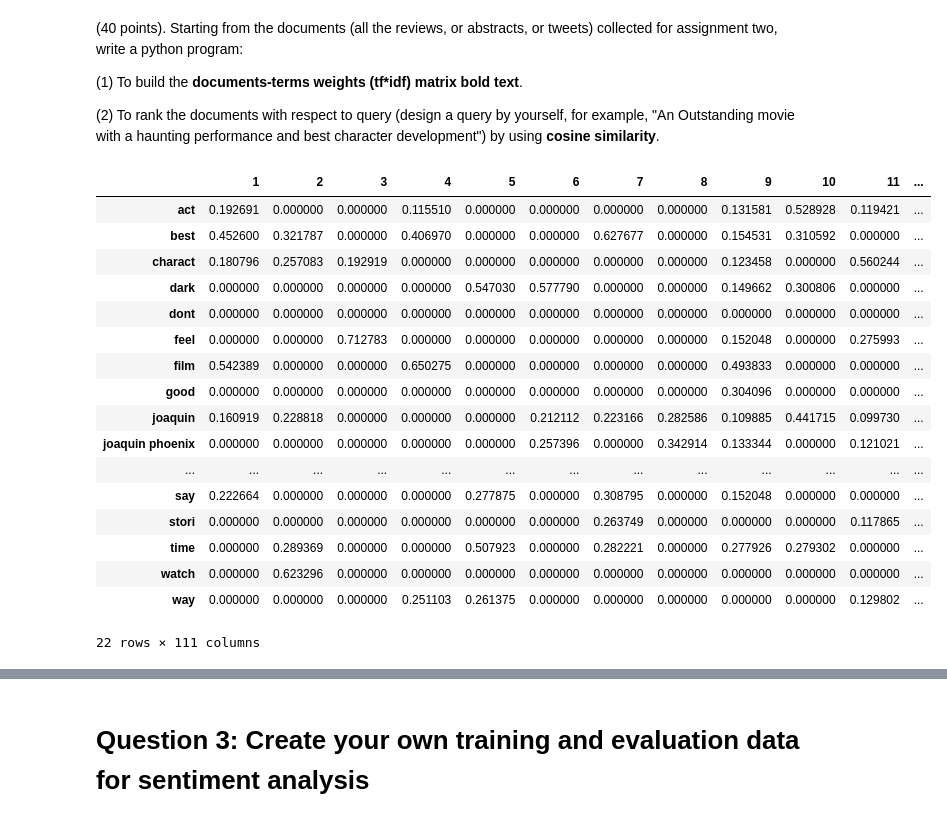
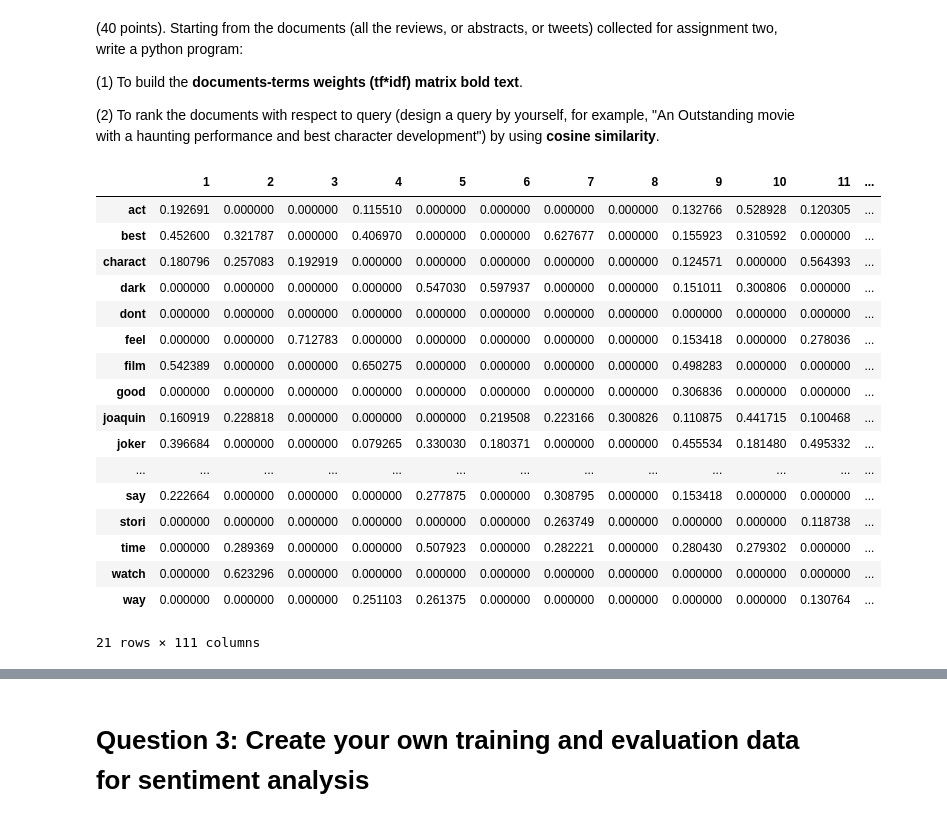
Before and after one commit to HuyenNguyenHelen/Huyen_INFO5731_Spring2020, a Jupyter notebook: INFO5731_Assignment_Three.ipynb, the cells around one changed output, grey strips where cells are left out. Drawn from its saved outputs; the diff is of its cells as text; code cells hidden in the pictures.

```diff
--- a/INFO5731_Assignment_Three.ipynb
+++ b/INFO5731_Assignment_Three.ipynb
@@ -145,36 +145,36 @@ df
 # %%
 # (2.1) build the documents-terms weights (tf*idf) matrix bold text.
 import pandas
 from sklearn.feature_extraction.text import TfidfVectorizer
 
 doc=[doc for doc in data.splitlines()]
 corpus = {v: k for v, k in enumerate(data.splitlines(),1)}
-tfidf=TfidfVectorizer(input=doc, max_features=50, min_df=0.2, lowercase=True, analyzer='word', stop_words='english', ngram_range=(1,3))
+tfidf=TfidfVectorizer(input=doc, max_features=50, min_df=0.2, lowercase=True, analyzer='word', stop_words='english', ngram_range=(1,1))
 tfs=tfidf.fit_transform(corpus.values())
 feature_names= tfidf.get_feature_names()
 corpus_index=[n for n in corpus]
 
 df=pandas.DataFrame(tfs.T.todense(), index=feature_names, columns=corpus_index)
 df
 # %% [output]
 |  | 1 | 2 | 3 | 4 | 5 | 6 | 7 | 8 | 9 | 10 | 11 | ... |
-| act | 0.192691 | 0.000000 | 0.000000 | 0.115510 | 0.000000 | 0.000000 | 0.000000 | 0.000000 | 0.131581 | 0.528928 | 0.119421 | ... |
-| best | 0.452600 | 0.321787 | 0.000000 | 0.406970 | 0.000000 | 0.000000 | 0.627677 | 0.000000 | 0.154531 | 0.310592 | 0.000000 | ... |
-| charact | 0.180796 | 0.257083 | 0.192919 | 0.000000 | 0.000000 | 0.000000 | 0.000000 | 0.000000 | 0.123458 | 0.000000 | 0.560244 | ... |
-| dark | 0.000000 | 0.000000 | 0.000000 | 0.000000 | 0.547030 | 0.577790 | 0.000000 | 0.000000 | 0.149662 | 0.300806 | 0.000000 | ... |
+| act | 0.192691 | 0.000000 | 0.000000 | 0.115510 | 0.000000 | 0.000000 | 0.000000 | 0.000000 | 0.132766 | 0.528928 | 0.120305 | ... |
+| best | 0.452600 | 0.321787 | 0.000000 | 0.406970 | 0.000000 | 0.000000 | 0.627677 | 0.000000 | 0.155923 | 0.310592 | 0.000000 | ... |
+| charact | 0.180796 | 0.257083 | 0.192919 | 0.000000 | 0.000000 | 0.000000 | 0.000000 | 0.000000 | 0.124571 | 0.000000 | 0.564393 | ... |
+| dark | 0.000000 | 0.000000 | 0.000000 | 0.000000 | 0.547030 | 0.597937 | 0.000000 | 0.000000 | 0.151011 | 0.300806 | 0.000000 | ... |
 | dont | 0.000000 | 0.000000 | 0.000000 | 0.000000 | 0.000000 | 0.000000 | 0.000000 | 0.000000 | 0.000000 | 0.000000 | 0.000000 | ... |
-| feel | 0.000000 | 0.000000 | 0.712783 | 0.000000 | 0.000000 | 0.000000 | 0.000000 | 0.000000 | 0.152048 | 0.000000 | 0.275993 | ... |
-| film | 0.542389 | 0.000000 | 0.000000 | 0.650275 | 0.000000 | 0.000000 | 0.000000 | 0.000000 | 0.493833 | 0.000000 | 0.000000 | ... |
-| good | 0.000000 | 0.000000 | 0.000000 | 0.000000 | 0.000000 | 0.000000 | 0.000000 | 0.000000 | 0.304096 | 0.000000 | 0.000000 | ... |
-| joaquin | 0.160919 | 0.228818 | 0.000000 | 0.000000 | 0.000000 | 0.212112 | 0.223166 | 0.282586 | 0.109885 | 0.441715 | 0.099730 | ... |
-| joaquin phoenix | 0.000000 | 0.000000 | 0.000000 | 0.000000 | 0.000000 | 0.257396 | 0.000000 | 0.342914 | 0.133344 | 0.000000 | 0.121021 | ... |
+| feel | 0.000000 | 0.000000 | 0.712783 | 0.000000 | 0.000000 | 0.000000 | 0.000000 | 0.000000 | 0.153418 | 0.000000 | 0.278036 | ... |
+| film | 0.542389 | 0.000000 | 0.000000 | 0.650275 | 0.000000 | 0.000000 | 0.000000 | 0.000000 | 0.498283 | 0.000000 | 0.000000 | ... |
+| good | 0.000000 | 0.000000 | 0.000000 | 0.000000 | 0.000000 | 0.000000 | 0.000000 | 0.000000 | 0.306836 | 0.000000 | 0.000000 | ... |
+| joaquin | 0.160919 | 0.228818 | 0.000000 | 0.000000 | 0.000000 | 0.219508 | 0.223166 | 0.300826 | 0.110875 | 0.441715 | 0.100468 | ... |
+| joker | 0.396684 | 0.000000 | 0.000000 | 0.079265 | 0.330030 | 0.180371 | 0.000000 | 0.000000 | 0.455534 | 0.181480 | 0.495332 | ... |
 | ... | ... | ... | ... | ... | ... | ... | ... | ... | ... | ... | ... | ... |
-| say | 0.222664 | 0.000000 | 0.000000 | 0.000000 | 0.277875 | 0.000000 | 0.308795 | 0.000000 | 0.152048 | 0.000000 | 0.000000 | ... |
-| stori | 0.000000 | 0.000000 | 0.000000 | 0.000000 | 0.000000 | 0.000000 | 0.263749 | 0.000000 | 0.000000 | 0.000000 | 0.117865 | ... |
-| time | 0.000000 | 0.289369 | 0.000000 | 0.000000 | 0.507923 | 0.000000 | 0.282221 | 0.000000 | 0.277926 | 0.279302 | 0.000000 | ... |
+| say | 0.222664 | 0.000000 | 0.000000 | 0.000000 | 0.277875 | 0.000000 | 0.308795 | 0.000000 | 0.153418 | 0.000000 | 0.000000 | ... |
+| stori | 0.000000 | 0.000000 | 0.000000 | 0.000000 | 0.000000 | 0.000000 | 0.263749 | 0.000000 | 0.000000 | 0.000000 | 0.118738 | ... |
+| time | 0.000000 | 0.289369 | 0.000000 | 0.000000 | 0.507923 | 0.000000 | 0.282221 | 0.000000 | 0.280430 | 0.279302 | 0.000000 | ... |
 | watch | 0.000000 | 0.623296 | 0.000000 | 0.000000 | 0.000000 | 0.000000 | 0.000000 | 0.000000 | 0.000000 | 0.000000 | 0.000000 | ... |
-| way | 0.000000 | 0.000000 | 0.000000 | 0.251103 | 0.261375 | 0.000000 | 0.000000 | 0.000000 | 0.000000 | 0.000000 | 0.129802 | ... |
+| way | 0.000000 | 0.000000 | 0.000000 | 0.251103 | 0.261375 | 0.000000 | 0.000000 | 0.000000 | 0.000000 | 0.000000 | 0.130764 | ... |
-22 rows × 111 columns
+21 rows × 111 columns
 # %%
 #(2.2) rank the documents with respect to query
 
```
Also changed, not shown: parts of 4 cells of this notebook.
